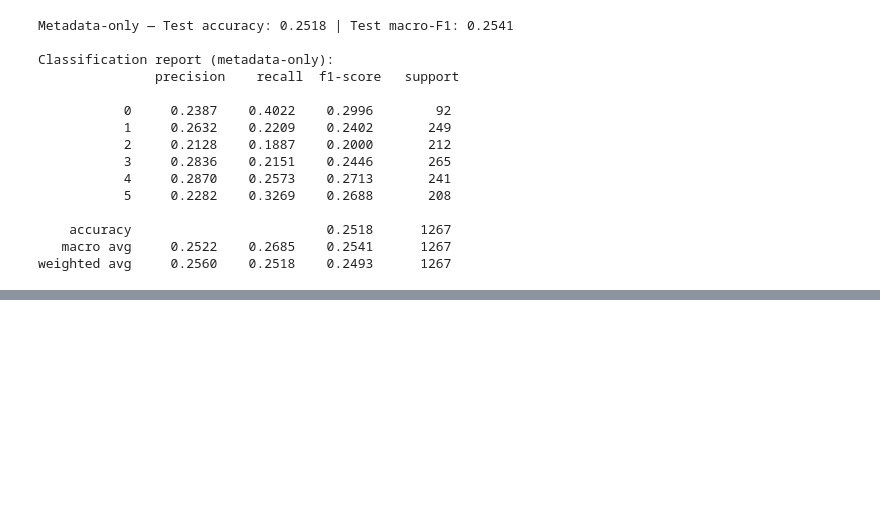
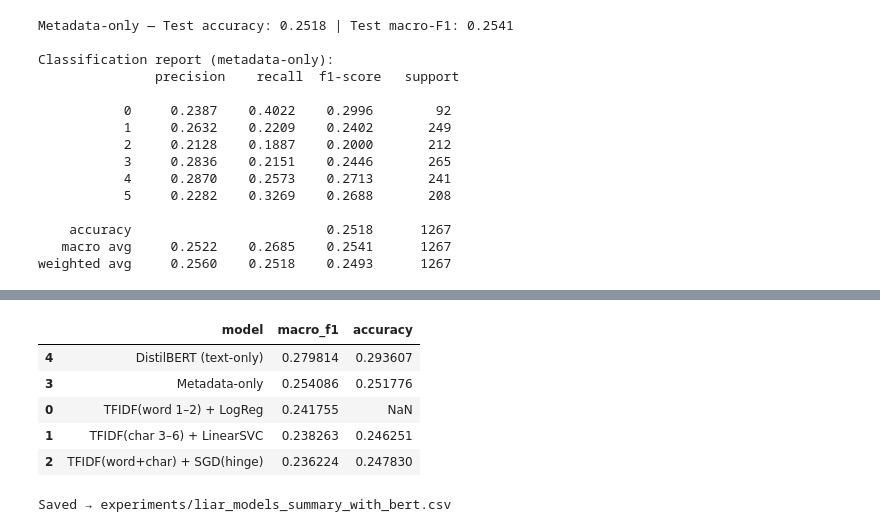
Before and after one commit to aleksandarnn/fake-news-detection-group2, a Jupyter notebook: NLP_Project.ipynb, the cells around one changed output, grey strips where cells are left out. Drawn from its saved outputs; the diff is of its cells as text; code cells hidden in the pictures; blank space fills up the shorter version.

```diff
--- a/NLP_Project.ipynb
+++ b/NLP_Project.ipynb
@@ -448,0 +730,36 @@ Best by macro-F1: Metadata-only
+# %%
+import os, json, pandas as pd
+
+rows = []
+
+def maybe_add(path, name, acc_key="test_accuracy", f1_key="test_macro_f1"):
+    if os.path.exists(path):
+        with open(path) as f:
+            d = json.load(f)
+        acc = d.get(acc_key, d.get("accuracy"))
+        f1  = d.get(f1_key,  d.get("macro_f1"))
+        rows.append((name, float(f1), float(acc) if acc is not None else None))
+    else:
+        print(f"(!) Missing: {path}")
+
+maybe_add("experiments/liar_logreg_metrics.json",        "TFIDF(word 1–2) + LogReg")
+maybe_add("experiments/liar_char_svm_metrics.json",      "TFIDF(char 3–6) + LinearSVC")
+maybe_add("experiments/liar_wordchar_sgd_metrics.json",  "TFIDF(word+char) + SGD(hinge)")
+maybe_add("experiments/liar_metadata_only_metrics.json", "Metadata-only")
+
+with open("experiments/bert_liar_plain/metrics.json") as f:
+    bm = json.load(f)
+rows.append(("DistilBERT (text-only)", float(bm["macro_f1"]), float(bm["accuracy"])))
+
+summary = pd.DataFrame(rows, columns=["model","macro_f1","accuracy"]).sort_values("macro_f1", ascending=False)
+display(summary)
+summary.to_csv("experiments/liar_models_summary_with_bert.csv", index=False)
+print("Saved → experiments/liar_models_summary_with_bert.csv")
+# %% [output]
+|  | model | macro_f1 | accuracy |
+| 4 | DistilBERT (text-only) | 0.279814 | 0.293607 |
+| 3 | Metadata-only | 0.254086 | 0.251776 |
+| 0 | TFIDF(word 1–2) + LogReg | 0.241755 | NaN |
+| 1 | TFIDF(char 3–6) + LinearSVC | 0.238263 | 0.246251 |
+| 2 | TFIDF(word+char) + SGD(hinge) | 0.236224 | 0.247830 |
+Saved → experiments/liar_models_summary_with_bert.csv
```
Also changed, not shown: parts of 7 cells of this notebook.
